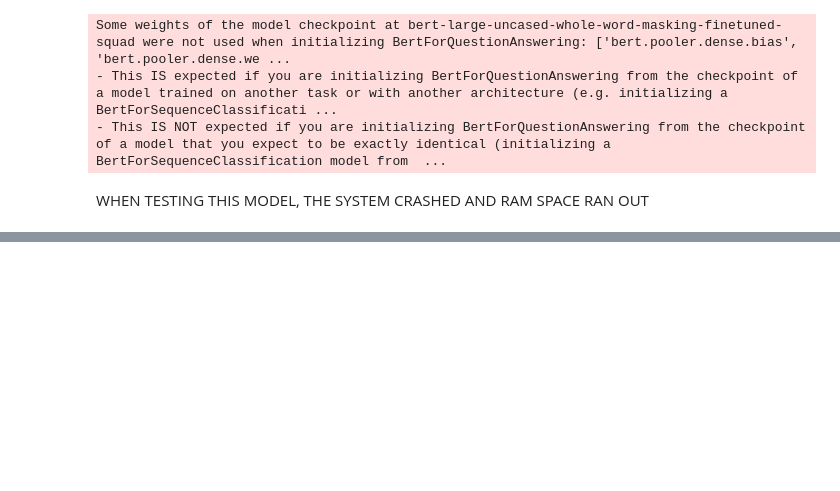
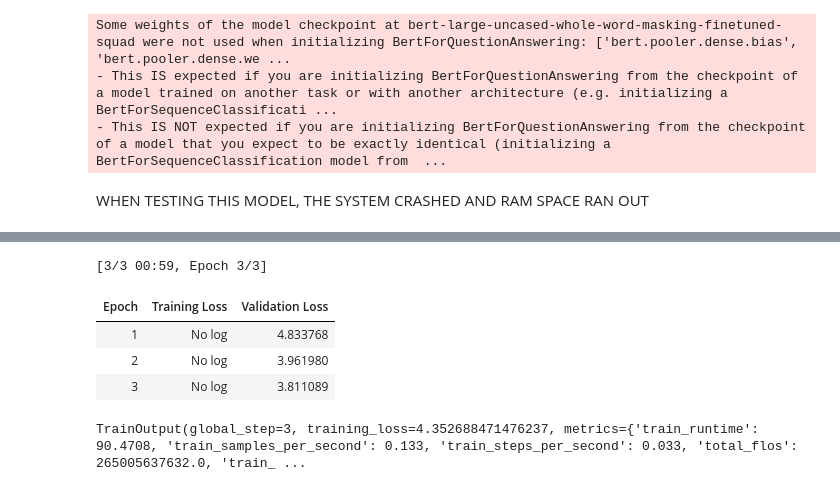
Before and after one commit to AmirKage/TDS-GroupProject24-25, a Jupyter notebook: Testing_01.ipynb, the cells around one changed output, grey strips where cells are left out. Saved outputs shown, nothing was run; the diff lists cells and outputs as text; code cells hidden in the pictures; blank space fills up the shorter version.

```diff
--- a/Testing_01.ipynb
+++ b/Testing_01.ipynb
@@ -378,0 +433,10 @@ print(f"F1 Score: {results['f1']:.2f}")
+# %%
+# Train the model
+trainer.train()
+# %% [output]
+[3/3 00:59, Epoch 3/3]
+| Epoch | Training Loss | Validation Loss |
+| 1 | No log | 4.833768 |
+| 2 | No log | 3.961980 |
+| 3 | No log | 3.811089 |
+TrainOutput(global_step=3, training_loss=4.352688471476237, metrics={'train_runtime': 90.4708, 'train_samples_per_second': 0.133, 'train_steps_per_second': 0.033, 'total_flos': 265005637632.0, 'train_ ...
```
Also changed, not shown: parts of 12 cells of this notebook.
